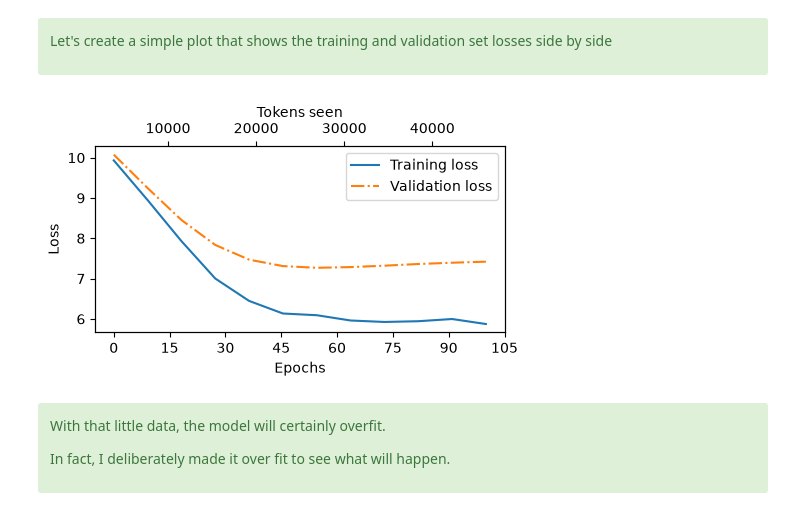
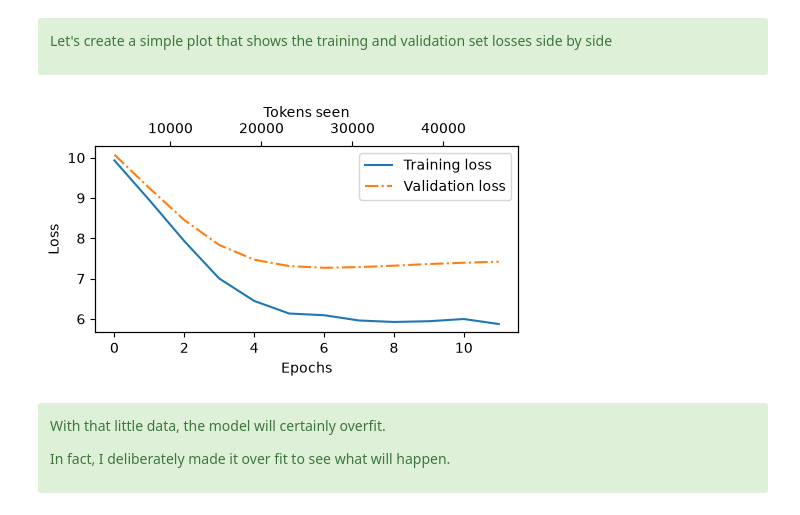
Before and after one commit to RationalZombie/Understand-LLM, a Jupyter notebook: 5. GPT Explorations 1 - Tiny TOEFL.ipynb, the cells around one changed output. Cells and saved outputs as stored; diff of their text form; code cells hidden in the pictures.

Commit message:
Visualization fix

```diff
--- a/5. GPT Explorations 1 - Tiny TOEFL.ipynb
+++ b/5. GPT Explorations 1 - Tiny TOEFL.ipynb
@@ -1082,7 +1082,7 @@ def train_model_simple(model, train_loader, val_loader, optimizer, device, num_e
     print(f"Best epoch: {best_epoch}")
     print(f"Best validation loss: {best_val_loss:.4f}")
 
-    return train_losses, val_losses, track_tokens_seen
+    return train_losses, val_losses, track_tokens_seen, epoch
 # %% [markdown]
 <div class="alert alert-block alert-success">
 
@@ -1100,7 +1100,7 @@ model.to(device)
 optimizer = torch.optim.AdamW(model.parameters(), lr=0.001, weight_decay=0.01)
 
 num_epochs = 100
-train_losses, val_losses, tokens_seen = train_model_simple(
+train_losses, val_losses, tokens_seen, final_epoch = train_model_simple(
     model, train_loader, val_loader, optimizer, device,
     num_epochs=num_epochs, eval_freq=5, eval_iter=5,
     start_context="Every effort moves you", tokenizer=tokenizer
@@ -1142,30 +1142,30 @@ Let's create a simple plot that shows the training and validation set losses sid
 # %%
 import matplotlib.pyplot as plt
 from matplotlib.ticker import MaxNLocator
 
 def plot_losses(epochs_seen, tokens_seen, train_losses, val_losses):
     fig, ax1 = plt.subplots(figsize=(5,3))
 
     # Plot training and validation loss against epochs
     ax1.plot(epochs_seen, train_losses, label="Training loss")
     ax1.plot(epochs_seen, val_losses, linestyle="-.", label="Validation loss")
     ax1.set_xlabel("Epochs")
     ax1.set_ylabel("Loss")
     ax1.legend(loc="upper right")
     ax1.xaxis.set_major_locator(MaxNLocator(integer=True)) # Only show integer labels on x-axis
 
     # Create a second x-axis for tokens seen
     ax2 = ax1.twiny() # Sharing the same y-axis as ax1
     ax2.plot(tokens_seen, train_losses, alpha=0) # Invisible plot for aligning ticks
     ax2.set_xlabel("Tokens seen")
 
     fig.tight_layout() # Adjust layout to make room
     plt.show()
 
-epochs_tensor = torch.linspace(0, num_epochs, len(train_losses))
+epochs_tensor = torch.linspace(0, final_epoch, len(train_losses))
 plot_losses(epochs_tensor, tokens_seen, train_losses, val_losses)
 # %% [output]
-[figure, old version]
+[figure, new version]
 # %% [markdown]
 <div class='alert alert-block alert-success'>
 
```
Also changed, not shown: parts of 3 cells of this notebook.
